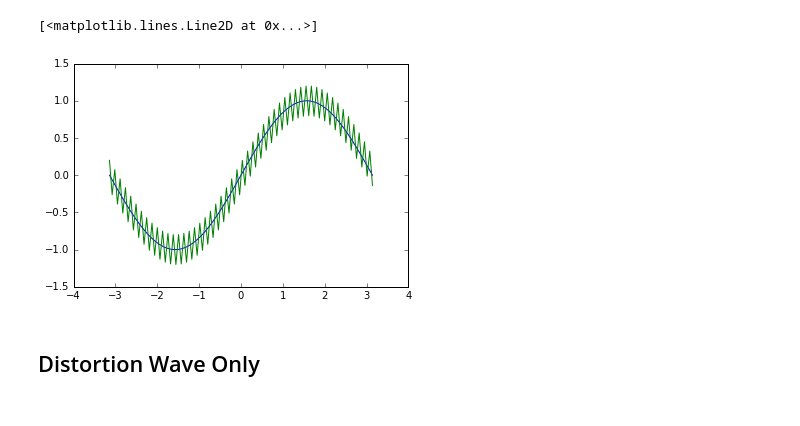
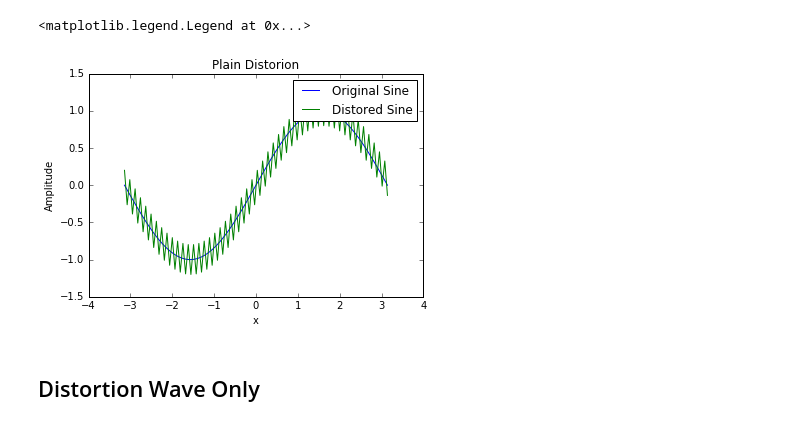
Before and after one commit to ASU-CompMethodsPhysics-PHY494/final-digital-signal-processor, a Jupyter notebook: Trevor_work_post/Trevor_work_longer.ipynb, the cells around one changed output. Cells and saved outputs as stored; diff of their text form; code cells hidden in the pictures.

```diff
--- a/Trevor_work_post/Trevor_work_longer.ipynb
+++ b/Trevor_work_post/Trevor_work_longer.ipynb
@@ -5,17 +5,21 @@ from importlib import reload
 # %%
 %matplotlib inline
 x=np.linspace(-np.pi,np.pi,100)
 y=np.zeros(100)
 for i in range(100):
     if i%2==0:
          y[i]=.2+np.sin(-np.pi+(2*np.pi)/100*i)
     else:
         y[i]=-.2+np.sin(-np.pi+(2*np.pi)/100*i)
-plt.plot(x,np.sin(x))
-plt.plot(x,y)
+plt.plot(x,np.sin(x),label='Original Sine')
+plt.plot(x,y,label='Distored Sine')
+plt.title("Plain Distorion")
+plt.xlabel("x")
+plt.ylabel('Amplitude')
+plt.legend()
 # %% [output]
-[<matplotlib.lines.Line2D at 0x...>]
+<matplotlib.legend.Legend at 0x...>
-[figure, old version]
+[figure, new version]
 # %% [markdown]
 ## Distortion Wave Only
 # %%
```
Also changed, not shown: parts of 6 cells of this notebook.
